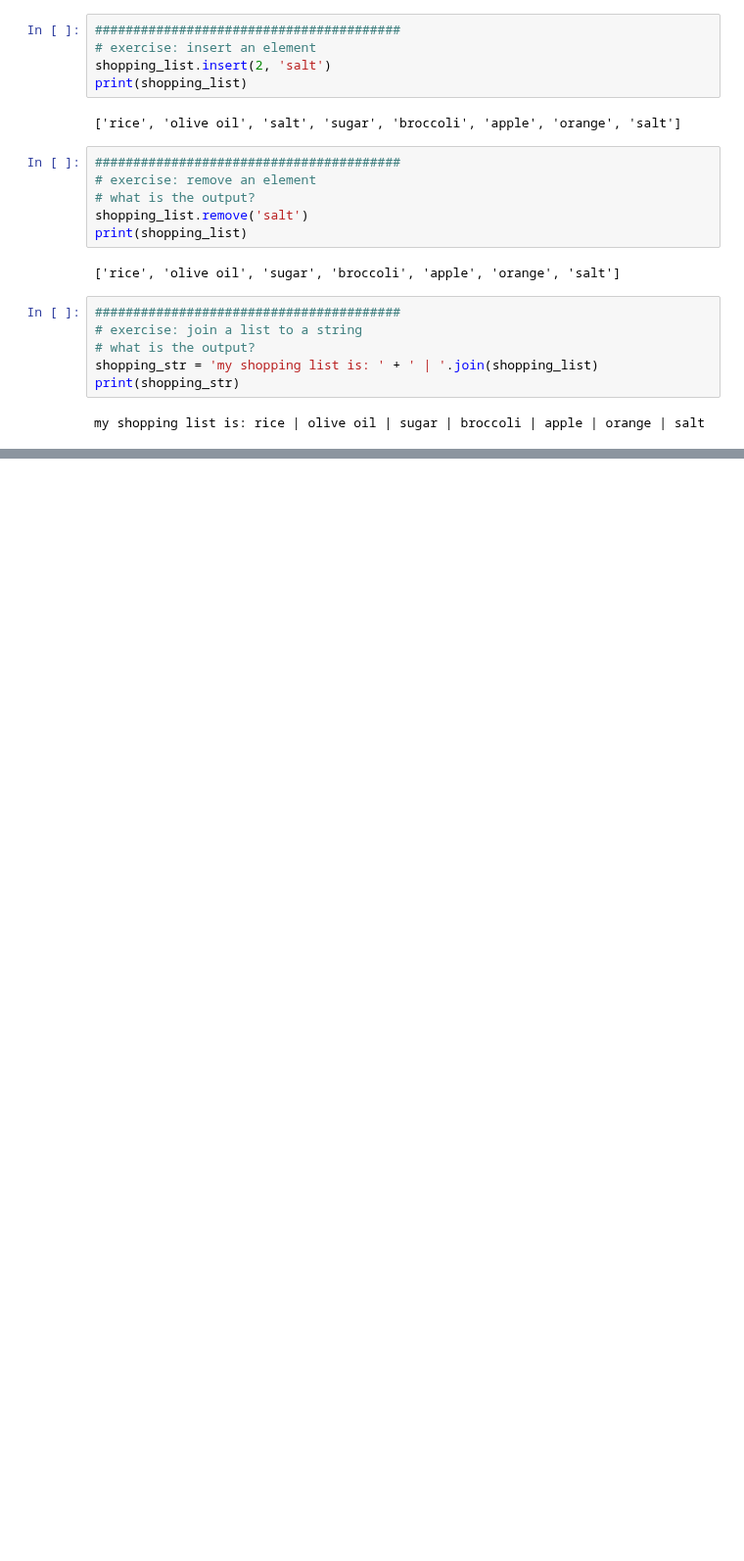
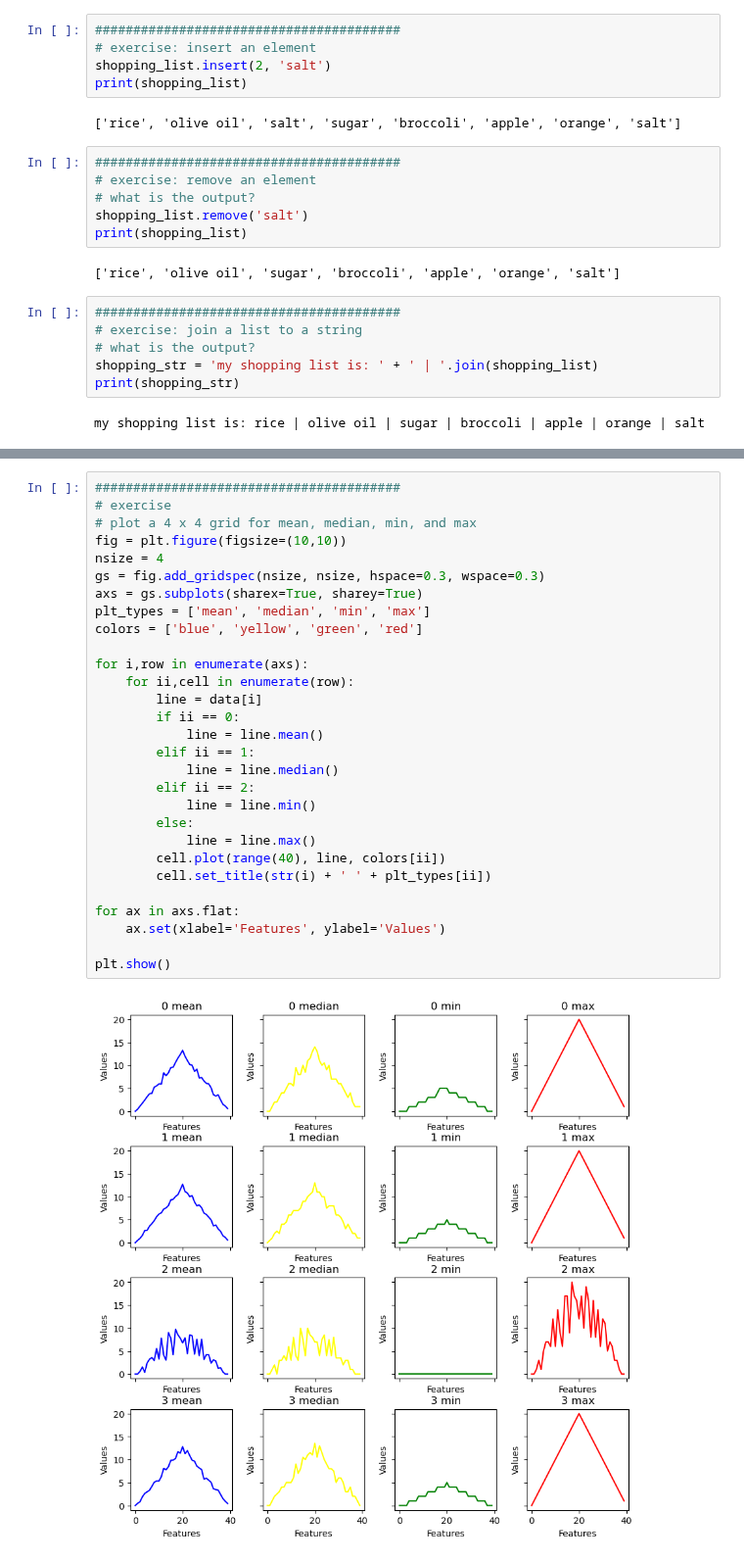
Before and after one commit to zdshaoteach/2023-05-18-upr-online, a Jupyter notebook: Python II.ipynb, the cells around one changed output, grey strips where cells are left out. Shown at 98% size. Saved outputs shown, nothing was run; the diff lists cells and outputs as text; blank space fills up the shorter version.

```diff
--- a/Python II.ipynb
+++ b/Python II.ipynb
@@ -885,0 +654,31 @@ selected.to_csv('selected_data.csv')
+# %%
+########################################
+# exercise
+# plot a 4 x 4 grid for mean, median, min, and max
+fig = plt.figure(figsize=(10,10))
+nsize = 4
+gs = fig.add_gridspec(nsize, nsize, hspace=0.3, wspace=0.3)
+axs = gs.subplots(sharex=True, sharey=True)
+plt_types = ['mean', 'median', 'min', 'max']
+colors = ['blue', 'yellow', 'green', 'red']
+
+for i,row in enumerate(axs):
+    for ii,cell in enumerate(row):
+        line = data[i]
+        if ii == 0:
+            line = line.mean()
+        elif ii == 1:
+            line = line.median()
+        elif ii == 2:
+            line = line.min()
+        else:
+            line = line.max()
+        cell.plot(range(40), line, colors[ii])
+        cell.set_title(str(i) + ' ' + plt_types[ii])
+
+for ax in axs.flat:
+    ax.set(xlabel='Features', ylabel='Values')
+
+plt.show()
+# %% [output]
+[figure, added]
```
Also changed, not shown: parts of 97 cells of this notebook, 11 other files.
